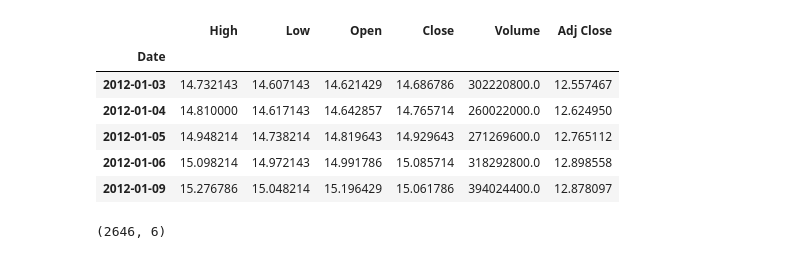
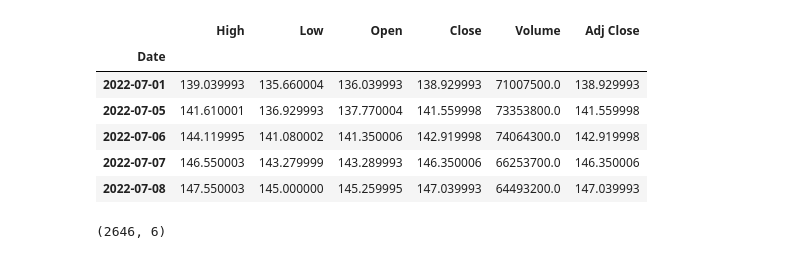
Before and after one commit to SeanIvers/LSTM_Stock_Prediction, a Jupyter notebook: LSTM_Stock.ipynb, the cells around one changed output. Cells and saved outputs as stored; diff of their text form; code cells hidden in the pictures.

```diff
--- a/LSTM_Stock.ipynb
+++ b/LSTM_Stock.ipynb
@@ -15,16 +17,17 @@ plt.style.use('fivethirtyeight')
 # %%
 # Get the stock quote
 df = web.DataReader('AAPL', data_source='yahoo', start='2012-01-01', end='2022-07-08')
 # Show the data
-df.head()
+# df.head()
+df.tail()
 # %% [output]
 |  | High | Low | Open | Close | Volume | Adj Close |
 | Date |  |  |  |  |  |  |
-| 2012-01-03 | 14.732143 | 14.607143 | 14.621429 | 14.686786 | 302220800.0 | 12.557467 |
-| 2012-01-04 | 14.810000 | 14.617143 | 14.642857 | 14.765714 | 260022000.0 | 12.624950 |
-| 2012-01-05 | 14.948214 | 14.738214 | 14.819643 | 14.929643 | 271269600.0 | 12.765112 |
-| 2012-01-06 | 15.098214 | 14.972143 | 14.991786 | 15.085714 | 318292800.0 | 12.898558 |
-| 2012-01-09 | 15.276786 | 15.048214 | 15.196429 | 15.061786 | 394024400.0 | 12.878097 |
+| 2022-07-01 | 139.039993 | 135.660004 | 136.039993 | 138.929993 | 71007500.0 | 138.929993 |
+| 2022-07-05 | 141.610001 | 136.929993 | 137.770004 | 141.559998 | 73353800.0 | 141.559998 |
+| 2022-07-06 | 144.119995 | 141.080002 | 141.350006 | 142.919998 | 74064300.0 | 142.919998 |
+| 2022-07-07 | 146.550003 | 143.279999 | 143.289993 | 146.350006 | 66253700.0 | 146.350006 |
+| 2022-07-08 | 147.550003 | 145.000000 | 145.259995 | 147.039993 | 64493200.0 | 147.039993 |
 # %%
 # Get the number of rows and columns in the data set
 df.shape
```
Also changed, not shown: parts of 18 cells of this notebook.
